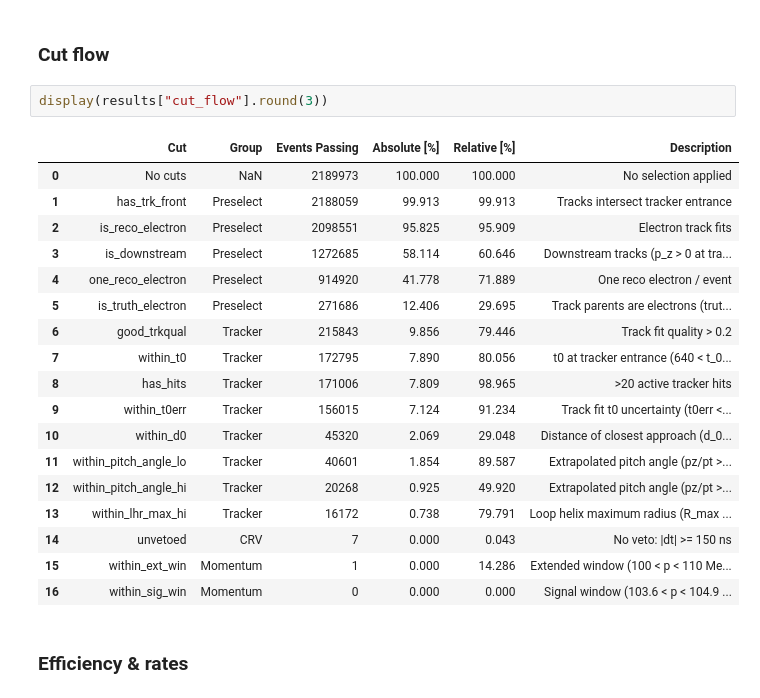
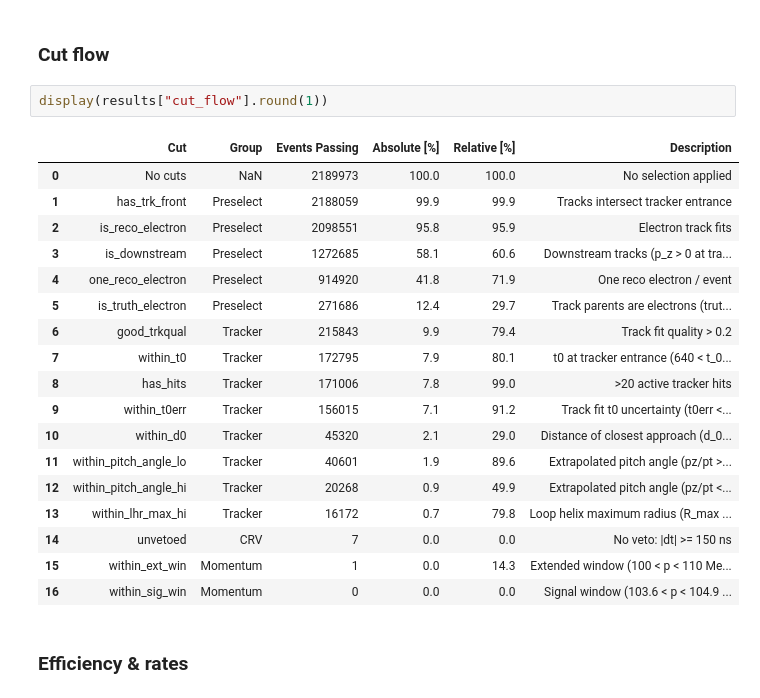
Before and after one commit to sam-grant/mu2e-cosmic, a Jupyter notebook: notebooks/ana/SU2020b/SU2020b_CRY_onspill-LH_au.ipynb, the cells around one changed output. Cells and saved outputs as stored; diff of their text form.

```diff
--- a/notebooks/ana/SU2020b/SU2020b_CRY_onspill-LH_au.ipynb
+++ b/notebooks/ana/SU2020b/SU2020b_CRY_onspill-LH_au.ipynb
@@ -38,26 +38,26 @@ results_from_persistent = loader.load_all() # Persistent backup
 # %% [markdown]
 ### Cut flow
 # %%
-display(results["cut_flow"].round(3))
+display(results["cut_flow"].round(1))
 # %% [output]
 |  | Cut | Group | Events Passing | Absolute [%] | Relative [%] | Description |
-| 0 | No cuts | NaN | 2189973 | 100.000 | 100.000 | No selection applied |
-| 1 | has_trk_front | Preselect | 2188059 | 99.913 | 99.913 | Tracks intersect tracker entrance |
-| 2 | is_reco_electron | Preselect | 2098551 | 95.825 | 95.909 | Electron track fits |
-| 3 | is_downstream | Preselect | 1272685 | 58.114 | 60.646 | Downstream tracks (p_z > 0 at tra... |
-| 4 | one_reco_electron | Preselect | 914920 | 41.778 | 71.889 | One reco electron / event |
-| 5 | is_truth_electron | Preselect | 271686 | 12.406 | 29.695 | Track parents are electrons (trut... |
-| 6 | good_trkqual | Tracker | 215843 | 9.856 | 79.446 | Track fit quality > 0.2 |
-| 7 | within_t0 | Tracker | 172795 | 7.890 | 80.056 | t0 at tracker entrance (640 < t_0... |
-| 8 | has_hits | Tracker | 171006 | 7.809 | 98.965 | >20 active tracker hits |
-| 9 | within_t0err | Tracker | 156015 | 7.124 | 91.234 | Track fit t0 uncertainty (t0err <... |
-| 10 | within_d0 | Tracker | 45320 | 2.069 | 29.048 | Distance of closest approach (d_0... |
-| 11 | within_pitch_angle_lo | Tracker | 40601 | 1.854 | 89.587 | Extrapolated pitch angle (pz/pt >... |
-| 12 | within_pitch_angle_hi | Tracker | 20268 | 0.925 | 49.920 | Extrapolated pitch angle (pz/pt >... |
-| 13 | within_lhr_max_hi | Tracker | 16172 | 0.738 | 79.791 | Loop helix maximum radius (R_max ... |
-| 14 | unvetoed | CRV | 7 | 0.000 | 0.043 | No veto: |dt| >= 150 ns |
-| 15 | within_ext_win | Momentum | 1 | 0.000 | 14.286 | Extended window (100 < p < 110 Me... |
-| 16 | within_sig_win | Momentum | 0 | 0.000 | 0.000 | Signal window (103.6 < p < 104.9 ... |
+| 0 | No cuts | NaN | 2189973 | 100.0 | 100.0 | No selection applied |
+| 1 | has_trk_front | Preselect | 2188059 | 99.9 | 99.9 | Tracks intersect tracker entrance |
+| 2 | is_reco_electron | Preselect | 2098551 | 95.8 | 95.9 | Electron track fits |
+| 3 | is_downstream | Preselect | 1272685 | 58.1 | 60.6 | Downstream tracks (p_z > 0 at tra... |
+| 4 | one_reco_electron | Preselect | 914920 | 41.8 | 71.9 | One reco electron / event |
+| 5 | is_truth_electron | Preselect | 271686 | 12.4 | 29.7 | Track parents are electrons (trut... |
+| 6 | good_trkqual | Tracker | 215843 | 9.9 | 79.4 | Track fit quality > 0.2 |
+| 7 | within_t0 | Tracker | 172795 | 7.9 | 80.1 | t0 at tracker entrance (640 < t_0... |
+| 8 | has_hits | Tracker | 171006 | 7.8 | 99.0 | >20 active tracker hits |
+| 9 | within_t0err | Tracker | 156015 | 7.1 | 91.2 | Track fit t0 uncertainty (t0err <... |
+| 10 | within_d0 | Tracker | 45320 | 2.1 | 29.0 | Distance of closest approach (d_0... |
+| 11 | within_pitch_angle_lo | Tracker | 40601 | 1.9 | 89.6 | Extrapolated pitch angle (pz/pt >... |
+| 12 | within_pitch_angle_hi | Tracker | 20268 | 0.9 | 49.9 | Extrapolated pitch angle (pz/pt <... |
+| 13 | within_lhr_max_hi | Tracker | 16172 | 0.7 | 79.8 | Loop helix maximum radius (R_max ... |
+| 14 | unvetoed | CRV | 7 | 0.0 | 0.0 | No veto: |dt| >= 150 ns |
+| 15 | within_ext_win | Momentum | 1 | 0.0 | 14.3 | Extended window (100 < p < 110 Me... |
+| 16 | within_sig_win | Momentum | 0 | 0.0 | 0.0 | Signal window (103.6 < p < 104.9 ... |
 # %% [markdown]
 ### Efficiency & rates
 # %%
```
Also changed, not shown: parts of 10 cells of this notebook, 6 other files.
